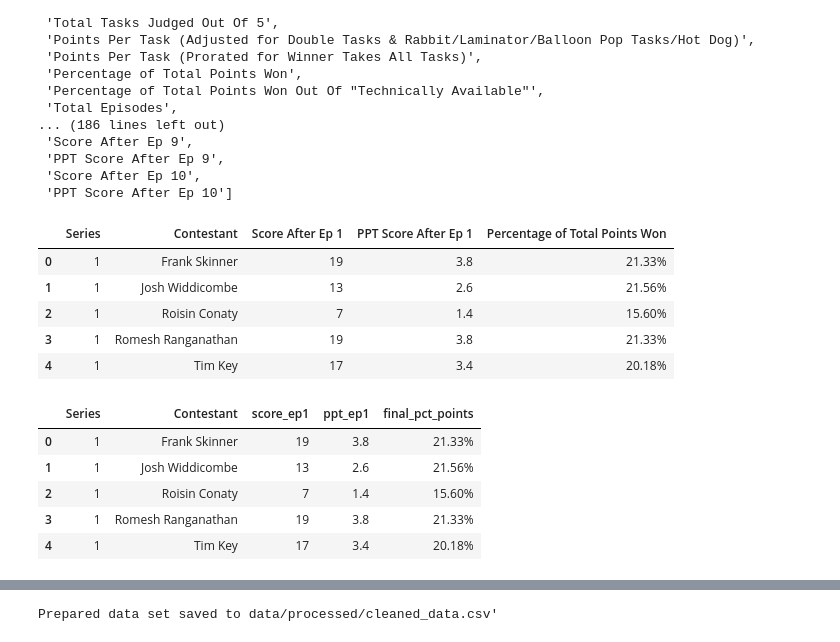
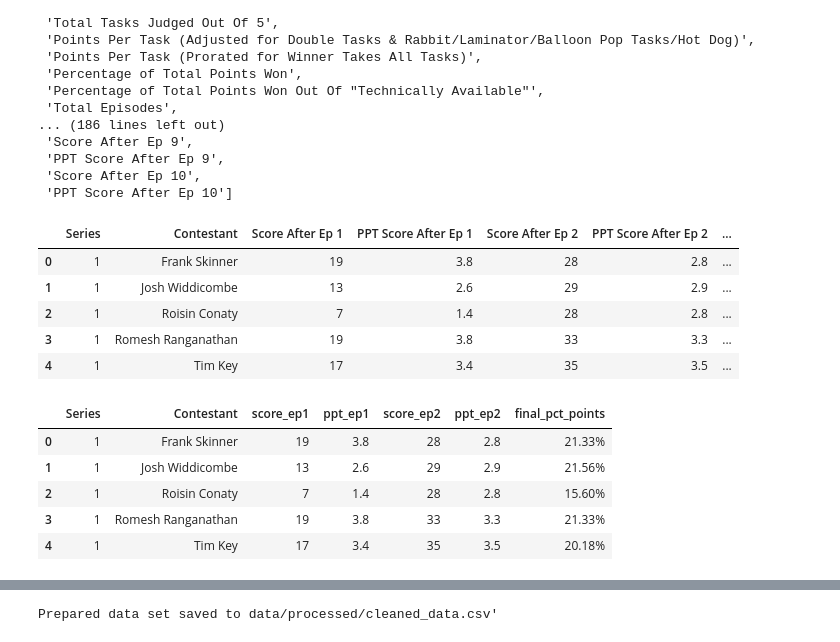
Before and after one commit to kathryncodesthings/taskmaster-predictions-with-machine-learning, a Jupyter notebook: notebooks/Notebook 01.ipynb, the cells around one changed output, grey strips where cells are left out. Drawn from its saved outputs; the diff is of its cells as text; code cells hidden in the pictures.

```diff
--- a/notebooks/Notebook 01.ipynb
+++ b/notebooks/Notebook 01.ipynb
@@ -30,37 +30,42 @@ df.columns.tolist()
 # %%
 # Select which columns are staying in the model - keep it SIMPLE.
 # The aim is to predict contestants’ final series performance using only first-episode results
+# (keeping in 2nd episode results for later workings)
 columns_to_keep = ["Series",
     "Contestant",
     "Score After Ep 1",
     "PPT Score After Ep 1",
+    "Score After Ep 2",
+    "PPT Score After Ep 2",
     "Percentage of Total Points Won"]
 
 df_model = df[columns_to_keep].copy()
 
 df_model.head()
 # %% [output]
-|  | Series | Contestant | Score After Ep 1 | PPT Score After Ep 1 | Percentage of Total Points Won |
-| 0 | 1 | Frank Skinner | 19 | 3.8 | 21.33% |
-| 1 | 1 | Josh Widdicombe | 13 | 2.6 | 21.56% |
-| 2 | 1 | Roisin Conaty | 7 | 1.4 | 15.60% |
-| 3 | 1 | Romesh Ranganathan | 19 | 3.8 | 21.33% |
-| 4 | 1 | Tim Key | 17 | 3.4 | 20.18% |
+|  | Series | Contestant | Score After Ep 1 | PPT Score After Ep 1 | Score After Ep 2 | PPT Score After Ep 2 | ... |
+| 0 | 1 | Frank Skinner | 19 | 3.8 | 28 | 2.8 | ... |
+| 1 | 1 | Josh Widdicombe | 13 | 2.6 | 29 | 2.9 | ... |
+| 2 | 1 | Roisin Conaty | 7 | 1.4 | 28 | 2.8 | ... |
+| 3 | 1 | Romesh Ranganathan | 19 | 3.8 | 33 | 3.3 | ... |
+| 4 | 1 | Tim Key | 17 | 3.4 | 35 | 3.5 | ... |
 # %%
 # rename columns to work better in code
 df_model = df_model.rename(columns={
     "Score After Ep 1": "score_ep1",
     "PPT Score After Ep 1": "ppt_ep1",
+    "Score After Ep 2": "score_ep2",
+    "PPT Score After Ep 2": "ppt_ep2",
     "Percentage of Total Points Won": "final_pct_points"})
 
 df_model.head()
 # %% [output]
-|  | Series | Contestant | score_ep1 | ppt_ep1 | final_pct_points |
-| 0 | 1 | Frank Skinner | 19 | 3.8 | 21.33% |
-| 1 | 1 | Josh Widdicombe | 13 | 2.6 | 21.56% |
-| 2 | 1 | Roisin Conaty | 7 | 1.4 | 15.60% |
-| 3 | 1 | Romesh Ranganathan | 19 | 3.8 | 21.33% |
-| 4 | 1 | Tim Key | 17 | 3.4 | 20.18% |
+|  | Series | Contestant | score_ep1 | ppt_ep1 | score_ep2 | ppt_ep2 | final_pct_points |
+| 0 | 1 | Frank Skinner | 19 | 3.8 | 28 | 2.8 | 21.33% |
+| 1 | 1 | Josh Widdicombe | 13 | 2.6 | 29 | 2.9 | 21.56% |
+| 2 | 1 | Roisin Conaty | 7 | 1.4 | 28 | 2.8 | 15.60% |
+| 3 | 1 | Romesh Ranganathan | 19 | 3.8 | 33 | 3.3 | 21.33% |
+| 4 | 1 | Tim Key | 17 | 3.4 | 35 | 3.5 | 20.18% |
 # %%
 # Basic data checks for nulls and data types
 df_model.info()
```
Also changed, not shown: parts of 2 cells of this notebook, 4 other files.
